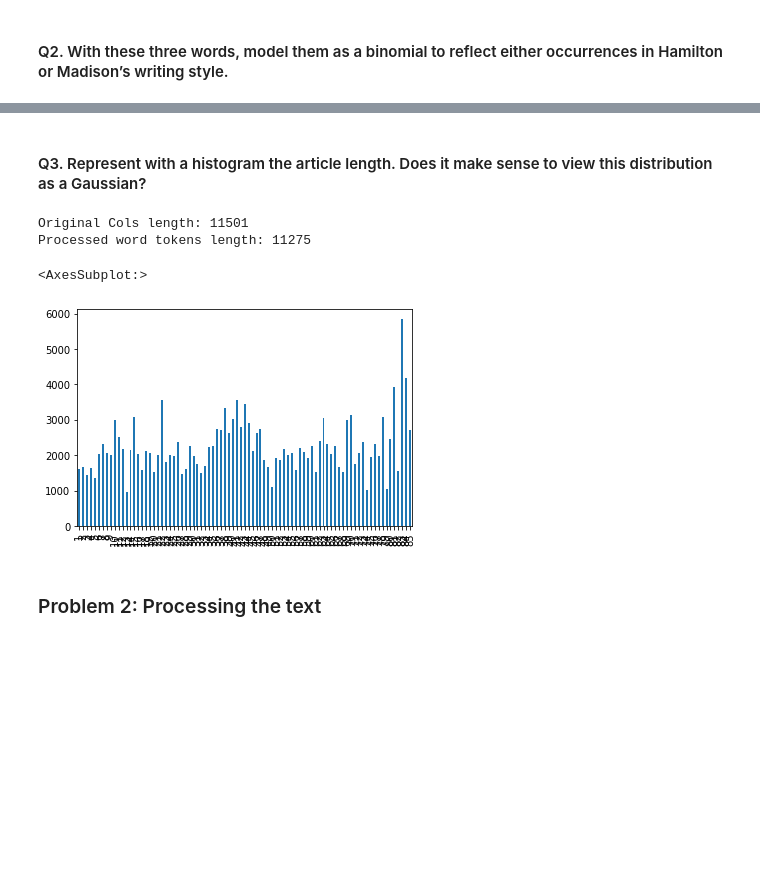
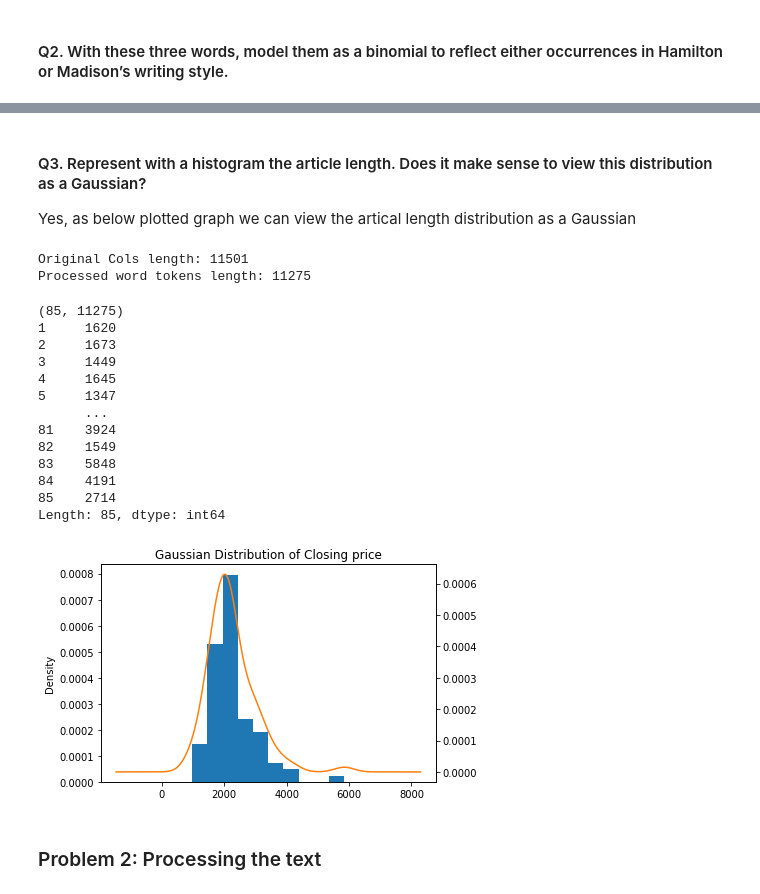
Before and after one commit to VedasriNakka/DH-Week1, a Jupyter notebook: week5/w5_DH_Vedasri.ipynb, the cells around one changed output, grey strips where cells are left out. Saved outputs shown, nothing was run; the diff lists cells and outputs as text; code cells hidden in the pictures; blank space fills up the shorter version.

```diff
--- a/week5/w5_DH_Vedasri.ipynb
+++ b/week5/w5_DH_Vedasri.ipynb
@@ -69,3 +132,5 @@ for word in ['upon','to','would']:
 # %% [markdown]
 #### Q3. Represent with a histogram the article length. Does it make sense to view this distribution as a Gaussian?
+
+Yes, as below plotted graph we can view the artical length distribution as a Gaussian
 # %%
@@ -83,12 +147,31 @@ Original Cols length: 11501
 Processed word tokens length: 11275
 # %%
 edited_rows = df[all_word_cols]
+print(edited_rows.shape)
 #edited_rows.head()
 count_of_tokens = edited_rows.sum(axis=1)
-count_of_tokens.plot(x= df, kind ='bar')
+print(count_of_tokens)
+count_of_tokens.plot(x= df, kind ='hist', density=True)
+
+count_of_tokens.plot(kind='kde', secondary_y=True)
+
+plt.title("Gaussian Distribution of Closing price")
+plt.show()
 # %% [output]
-<AxesSubplot:>
+(85, 11275)
+1     1620
+2     1673
+3     1449
+4     1645
+5     1347
+      ...
+81    3924
+82    1549
+83    5848
+84    4191
+85    2714
+Length: 85, dtype: int64
-[figure, old version]
+[figure, new version]
 # %% [markdown]
 ### Problem 2: Processing the text
 # %%
```
Also changed, not shown: parts of 14 cells of this notebook.
